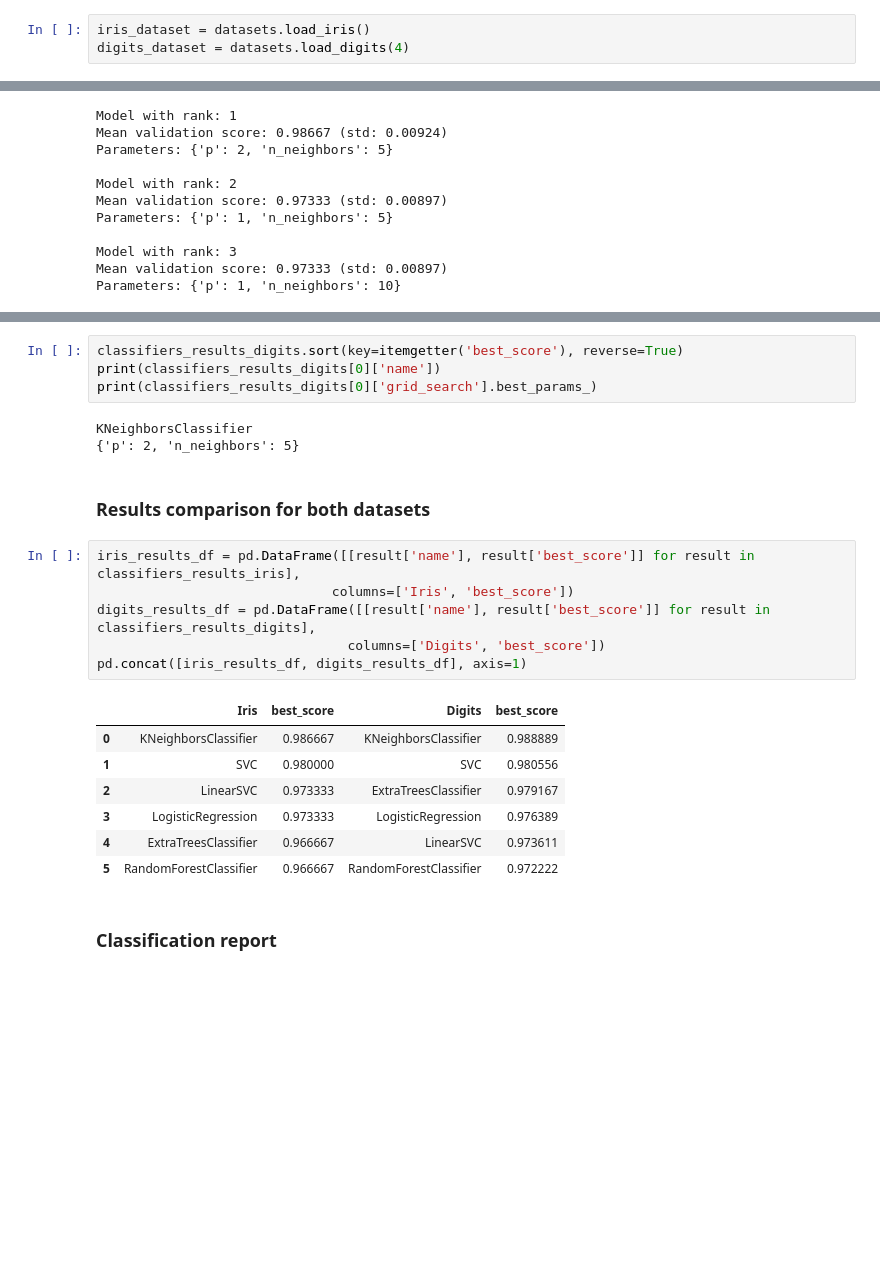
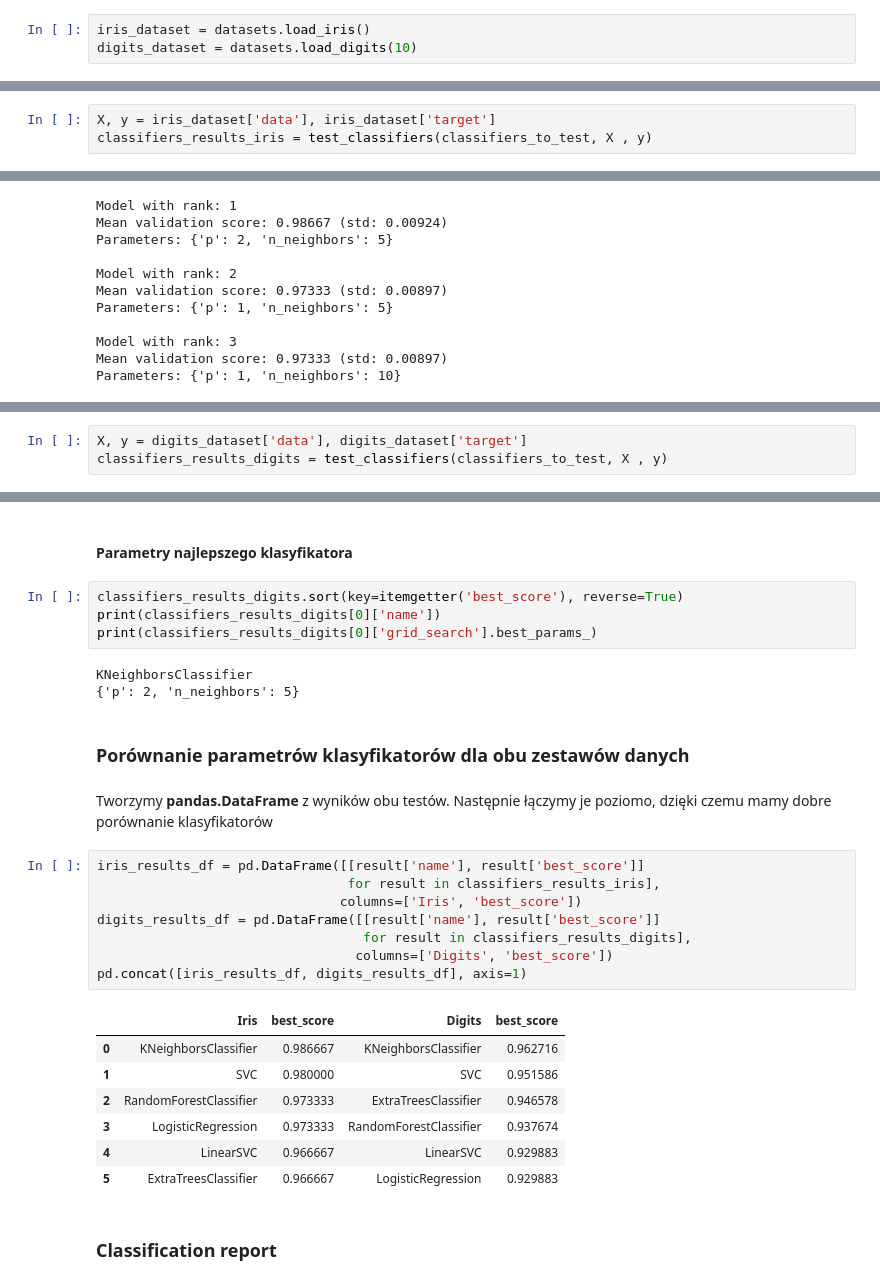
Before and after one commit to Ritsuki/PyStok_04_2016, a Jupyter notebook: notebooks/practical_machine_learning.ipynb, the cells around one changed output, grey strips where cells are left out. Cells and saved outputs as stored; diff of their text form; blank space fills up the shorter version.

```diff
--- a/notebooks/practical_machine_learning.ipynb
+++ b/notebooks/practical_machine_learning.ipynb
@@ -10,6 +15,6 @@ import sklearn.datasets as datasets
 # %%
 iris_dataset = datasets.load_iris()
-digits_dataset = datasets.load_digits(4)
+digits_dataset = datasets.load_digits(10)
 # %%
 print(iris_dataset['DESCR'])
 # %% [output]
@@ -239,0 +270,3 @@ time: 0:00:00.173360
+# %%
+X, y = iris_dataset['data'], iris_dataset['target']
+classifiers_results_iris = test_classifiers(classifiers_to_test, X , y)
@@ -294,0 +320,3 @@ time: 0:00:00.595879
+# %%
+X, y = digits_dataset['data'], digits_dataset['target']
+classifiers_results_digits = test_classifiers(classifiers_to_test, X , y)
@@ -295,3 +341,5 @@ time: 0:00:00.595879
+# %% [markdown]
+#### Parametry najlepszego klasyfikatora
 # %%
 classifiers_results_digits.sort(key=itemgetter('best_score'), reverse=True)
 print(classifiers_results_digits[0]['name'])
@@ -299,21 +347,25 @@ print(classifiers_results_digits[0]['grid_search'].best_params_)
 # %% [output]
 KNeighborsClassifier
 {'p': 2, 'n_neighbors': 5}
-# %% [markdown]
-### Results comparison for both datasets
+# %% [markdown]
+### Porównanie parametrów klasyfikatorów dla obu zestawów danych
+# %% [markdown]
+Tworzymy **pandas.DataFrame** z wyników obu testów. Następnie łączymy je poziomo, dzięki czemu mamy dobre porównanie klasyfikatorów
 # %%
-iris_results_df = pd.DataFrame([[result['name'], result['best_score']] for result in classifiers_results_iris],
-                              columns=['Iris', 'best_score'])
-digits_results_df = pd.DataFrame([[result['name'], result['best_score']] for result in classifiers_results_digits],
-                                columns=['Digits', 'best_score'])
+iris_results_df = pd.DataFrame([[result['name'], result['best_score']]
+                                for result in classifiers_results_iris],
+                               columns=['Iris', 'best_score'])
+digits_results_df = pd.DataFrame([[result['name'], result['best_score']]
+                                  for result in classifiers_results_digits],
+                                 columns=['Digits', 'best_score'])
 pd.concat([iris_results_df, digits_results_df], axis=1)
 # %% [output]
 |  | Iris | best_score | Digits | best_score |
-| 0 | KNeighborsClassifier | 0.986667 | KNeighborsClassifier | 0.988889 |
-| 1 | SVC | 0.980000 | SVC | 0.980556 |
-| 2 | LinearSVC | 0.973333 | ExtraTreesClassifier | 0.979167 |
-| 3 | LogisticRegression | 0.973333 | LogisticRegression | 0.976389 |
-| 4 | ExtraTreesClassifier | 0.966667 | LinearSVC | 0.973611 |
-| 5 | RandomForestClassifier | 0.966667 | RandomForestClassifier | 0.972222 |
+| 0 | KNeighborsClassifier | 0.986667 | KNeighborsClassifier | 0.962716 |
+| 1 | SVC | 0.980000 | SVC | 0.951586 |
+| 2 | RandomForestClassifier | 0.973333 | ExtraTreesClassifier | 0.946578 |
+| 3 | LogisticRegression | 0.973333 | RandomForestClassifier | 0.937674 |
+| 4 | LinearSVC | 0.966667 | LinearSVC | 0.929883 |
+| 5 | ExtraTreesClassifier | 0.966667 | LogisticRegression | 0.929883 |
 # %% [markdown]
 ### Classification report
```
Also changed, not shown: parts of 56 cells of this notebook, 1 other file.
